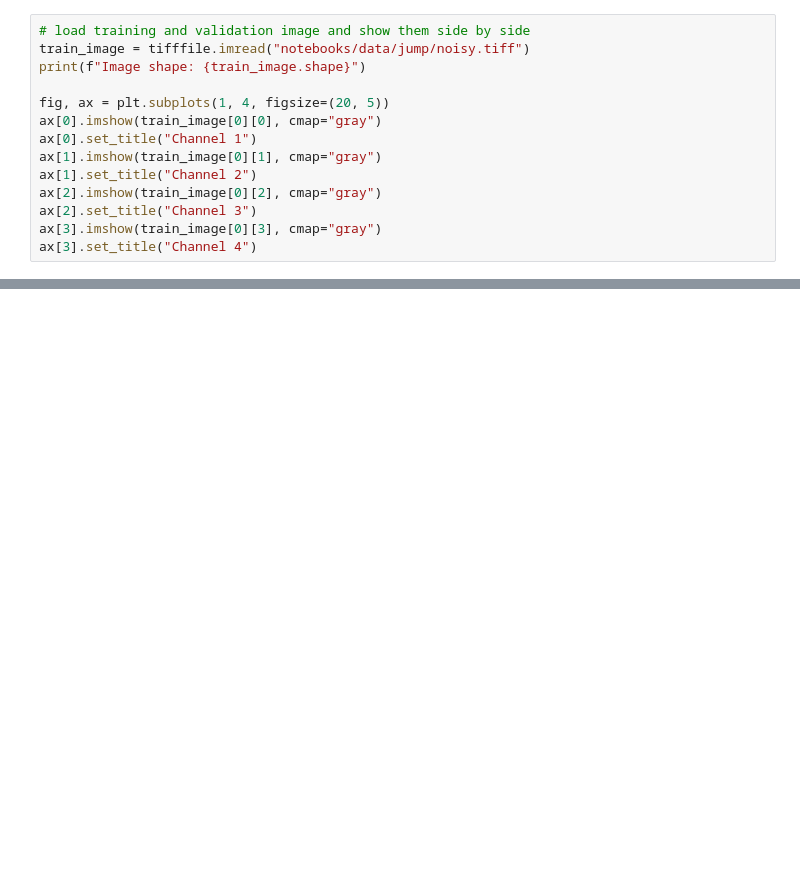
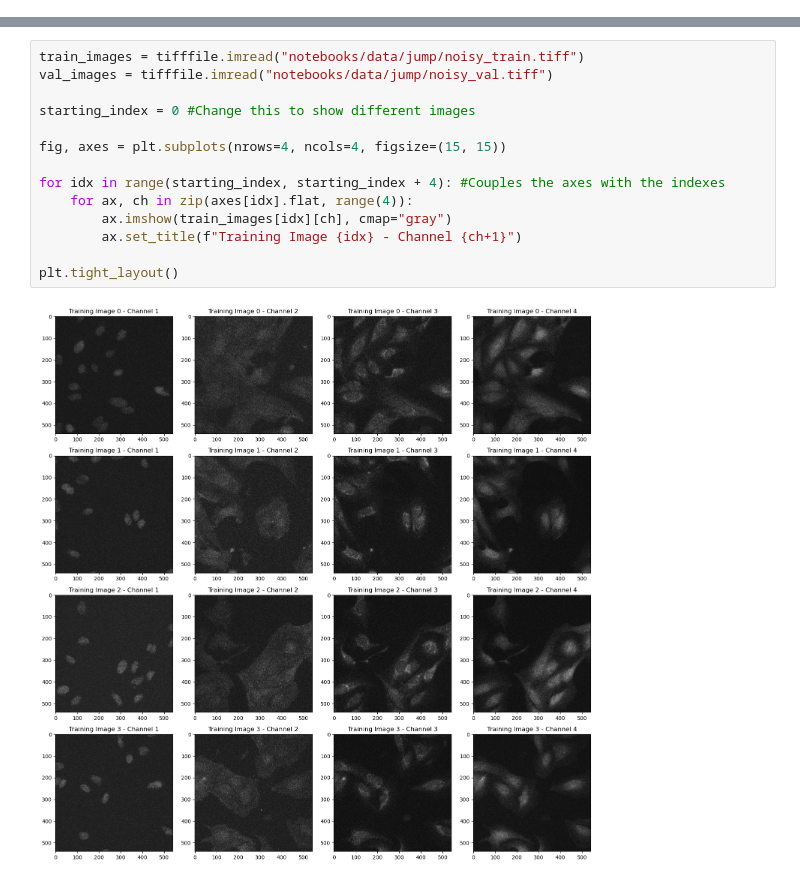
Before and after one commit to Filippo-Corti/PrincipiEModelliDellaPercezione, a Jupyter notebook: jump_cells.ipynb, the cells around one changed output, grey strips where cells are left out. Saved outputs shown, nothing was run; the diff lists cells and outputs as text; blank space fills up the shorter version.

```diff
--- a/jump_cells.ipynb
+++ b/jump_cells.ipynb
@@ -18,14 +41,0 @@ BSD68 Dataset Loaded at  notebooks\data\bsd68
-# %%
-# load training and validation image and show them side by side
-train_image = tifffile.imread("notebooks/data/jump/noisy.tiff")
-print(f"Image shape: {train_image.shape}")
-
-fig, ax = plt.subplots(1, 4, figsize=(20, 5))
-ax[0].imshow(train_image[0][0], cmap="gray")
-ax[0].set_title("Channel 1")
-ax[1].imshow(train_image[0][1], cmap="gray")
-ax[1].set_title("Channel 2")
-ax[2].imshow(train_image[0][2], cmap="gray")
-ax[2].set_title("Channel 3")
-ax[3].imshow(train_image[0][3], cmap="gray")
-ax[3].set_title("Channel 4")
@@ -35,0 +59,16 @@ Text(0.5, 1.0, 'Channel 4')
+# %%
+train_images = tifffile.imread("notebooks/data/jump/noisy_train.tiff")
+val_images = tifffile.imread("notebooks/data/jump/noisy_val.tiff")
+
+starting_index = 0 #Change this to show different images
+
+fig, axes = plt.subplots(nrows=4, ncols=4, figsize=(15, 15))
+
+for idx in range(starting_index, starting_index + 4): #Couples the axes with the indexes
+    for ax, ch in zip(axes[idx].flat, range(4)):
+        ax.imshow(train_images[idx][ch], cmap="gray")
+        ax.set_title(f"Training Image {idx} - Channel {ch+1}")
+
+plt.tight_layout()
+# %% [output]
+[figure, added]
```
Also changed, not shown: parts of 16 cells of this notebook, 2 other files.
